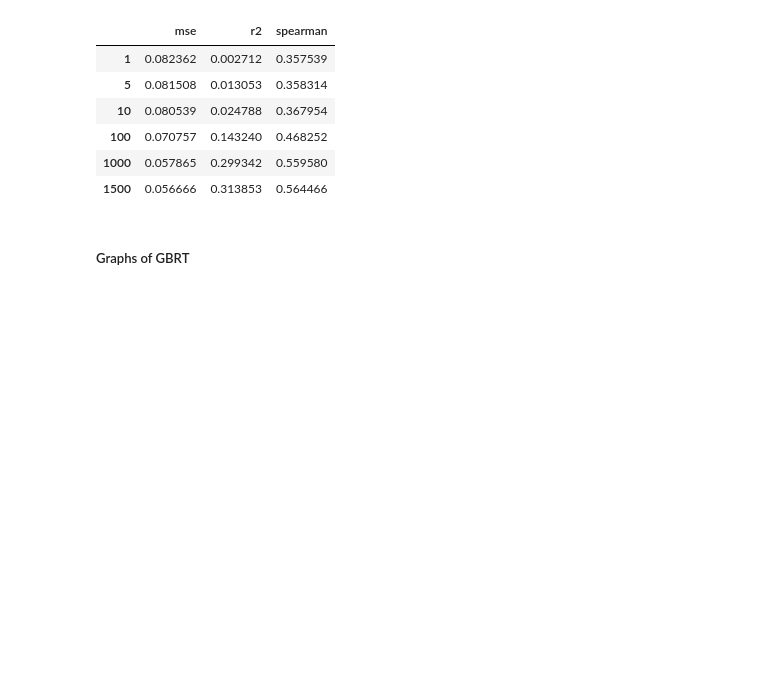
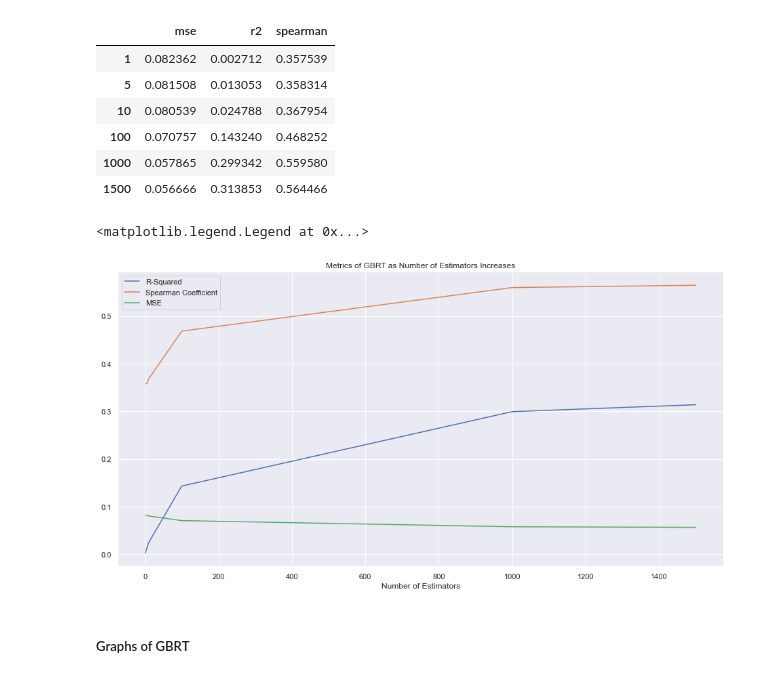
Before and after one commit to hayitsian/Gene-Editing-Guide-LM, a Jupyter notebook: Model.ipynb, the cells around one changed output. Saved outputs shown, nothing was run; the diff lists cells and outputs as text; code cells hidden in the pictures; blank space fills up the shorter version.

Commit message:
last touches/visualizations

```diff
--- a/Model.ipynb
+++ b/Model.ipynb
@@ -189,6 +189,17 @@ gbr_df
 | 100 | 0.070757 | 0.143240 | 0.468252 |
 | 1000 | 0.057865 | 0.299342 | 0.559580 |
 | 1500 | 0.056666 | 0.313853 | 0.564466 |
+# %%
+fig = plt.figure(figsize=(16, 8))
+plt.plot(gbr_df['r2'], label = 'R-Squared')
+plt.plot(gbr_df['spearman'], label = 'Spearman Coefficient')
+plt.plot(gbr_df['mse'], label = 'MSE')
+plt.title('Metrics of GBRT as Number of Estimators Increases')
+plt.xlabel('Number of Estimators')
+plt.legend()
+# %% [output]
+<matplotlib.legend.Legend at 0x...>
+[figure, added]
 # %%
 # NOTE: this will take a while (~10 minutes) to run
 gbrt_cvssc = cross_validate_regression(reg, df, x_feat, y_feat, 10)
```
Also changed, not shown: parts of 10 cells of this notebook.
